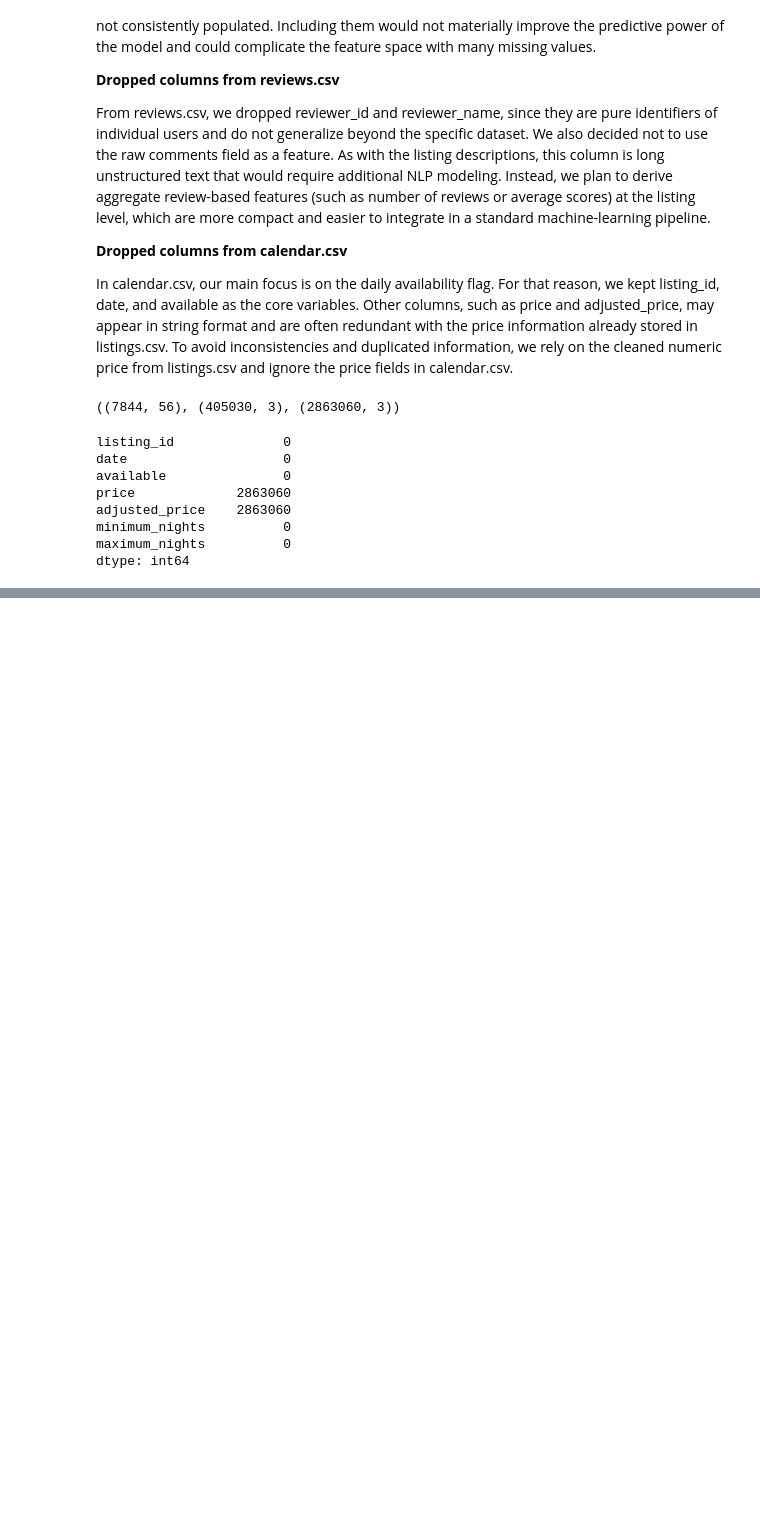
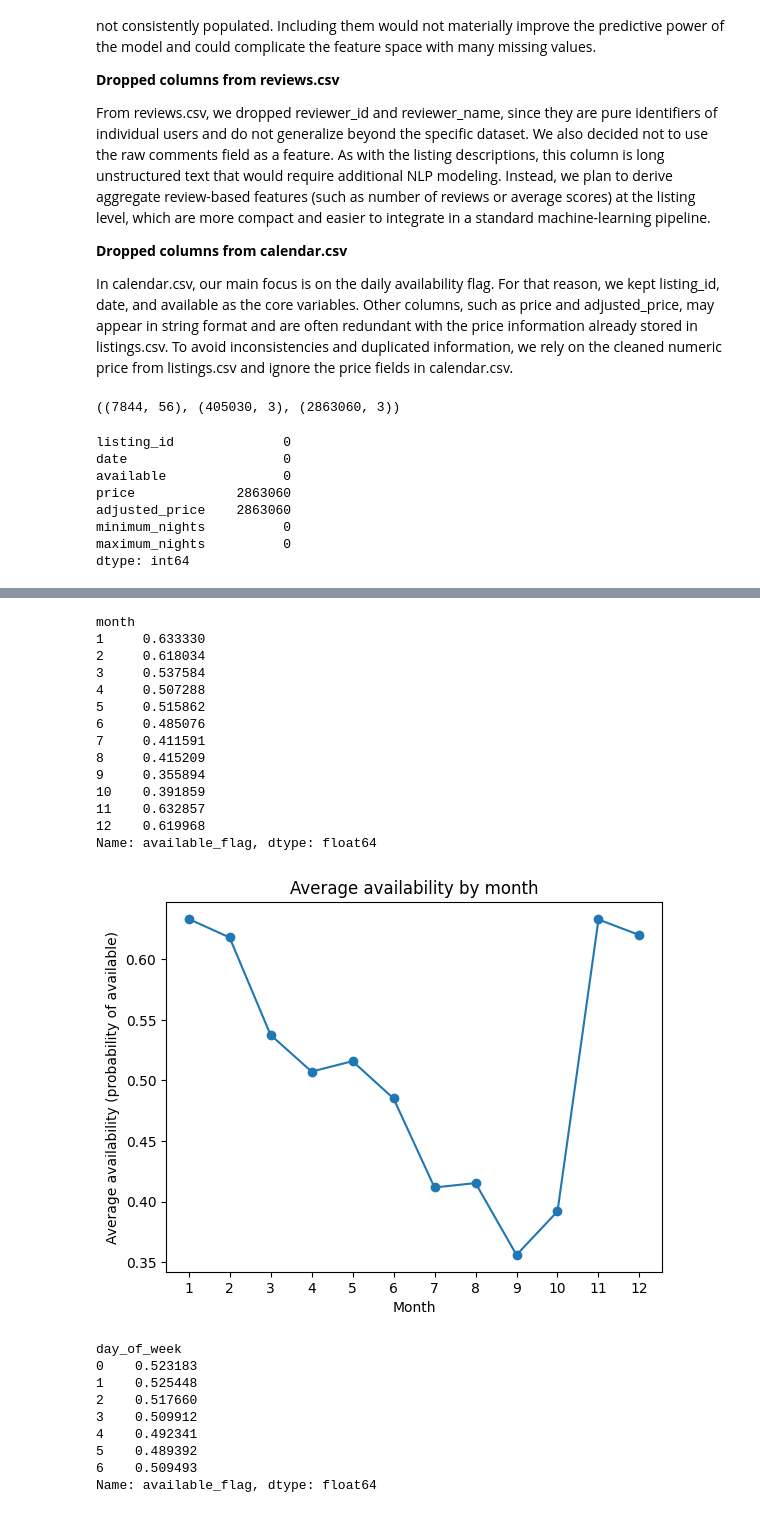
Before and after one commit to MateoBarredaR/hackaton1, a Jupyter notebook: kika.ipynb, the cells around one changed output, grey strips where cells are left out. Cells and saved outputs as stored; diff of their text form; code cells hidden in the pictures; blank space fills up the shorter version.

```diff
--- a/kika.ipynb
+++ b/kika.ipynb
@@ -189,0 +315,54 @@ dtype: int64
+# %%
+# Graph temporal patterns
+
+# Create temporal features
+base_df["month"] = base_df["date"].dt.month
+base_df["day_of_week"] = base_df["date"].dt.dayofweek  # 0 = Monday, 6 = Sunday
+
+# Availability by month
+availability_by_month = base_df.groupby("month")["available_flag"].mean()
+print(availability_by_month)
+
+plt.figure()
+availability_by_month.plot(kind="line", marker="o")
+plt.xlabel("Month")
+plt.ylabel("Average availability (probability of available)")
+plt.title("Average availability by month")
+plt.xticks(range(1, 13))
+plt.show()
+
+# Availability by day of week
+availability_by_dow = base_df.groupby("day_of_week")["available_flag"].mean()
+print(availability_by_dow)
+
+plt.figure()
+availability_by_dow.plot(kind="bar")
+plt.xlabel("Day of week (0 = Mon, 6 = Sun)")
+plt.ylabel("Average availability")
+plt.title("Average availability by day of week")
+plt.show()
+# %% [output]
+month
+1     0.633330
+2     0.618034
+3     0.537584
+4     0.507288
+5     0.515862
+6     0.485076
+7     0.411591
+8     0.415209
+9     0.355894
+10    0.391859
+11    0.632857
+12    0.619968
+Name: available_flag, dtype: float64
+[figure, added]
+day_of_week
+0    0.523183
+1    0.525448
+2    0.517660
+3    0.509912
+4    0.492341
+5    0.489392
+6    0.509493
+Name: available_flag, dtype: float64
```
Also changed, not shown: parts of 12 cells of this notebook.
